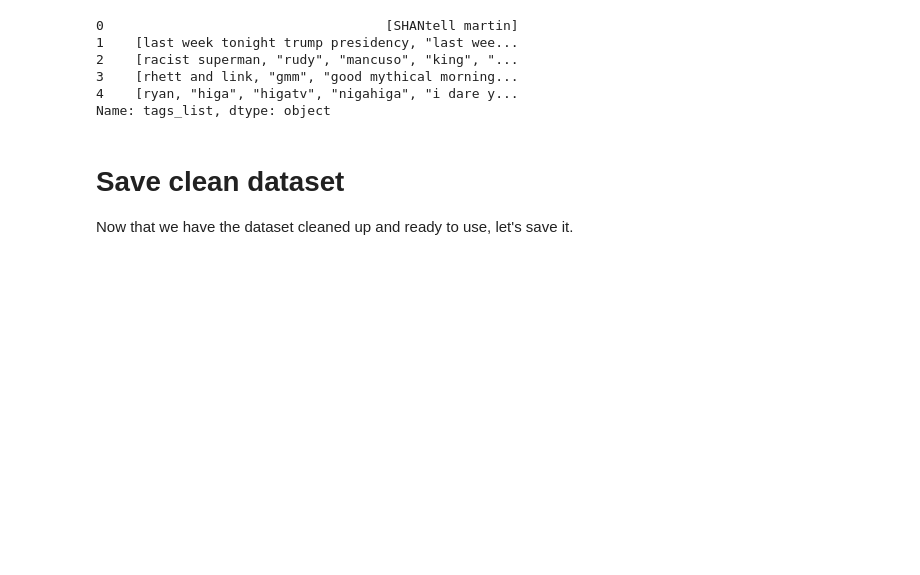
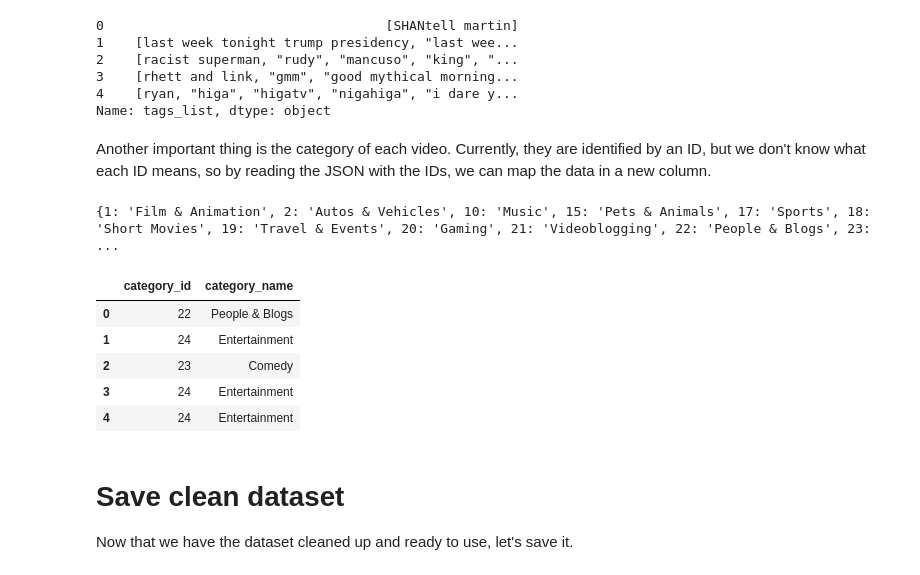
Before and after one commit to DiegoAladren/youtube-data-analysis, a Jupyter notebook: notebooks/01_data_cleaning.ipynb, the cells around one changed output. Saved outputs shown, nothing was run; the diff lists cells and outputs as text; code cells hidden in the pictures; blank space fills up the shorter version.

```diff
--- a/notebooks/01_data_cleaning.ipynb
+++ b/notebooks/01_data_cleaning.ipynb
@@ -189,6 +186,33 @@ df['tags_list'].head()
 3    [rhett and link, "gmm", "good mythical morning...
 4    [ryan, "higa", "higatv", "nigahiga", "i dare y...
 Name: tags_list, dtype: object
+# %% [markdown]
+Another important thing is the category of each video. Currently, they are identified by an ID, but we don't know what each ID means, so by reading the JSON with the IDs, we can map the data in a new column.
+# %%
+import json
+
+# Load JSON
+with open("../data/US_category_id.json", "r", encoding="utf-8") as file:
+    data = json.load(file)
+
+# Create mapping id → title
+category_map = {int(item['id']): item['snippet']['title'] for item in data['items']}
+
+# Check
+print(category_map)
+
+df['category_name'] = df['category_id'].map(category_map)
+
+# Check
+df[['category_id', 'category_name']].head()
+# %% [output]
+{1: 'Film & Animation', 2: 'Autos & Vehicles', 10: 'Music', 15: 'Pets & Animals', 17: 'Sports', 18: 'Short Movies', 19: 'Travel & Events', 20: 'Gaming', 21: 'Videoblogging', 22: 'People & Blogs', 23:  ...
+|  | category_id | category_name |
+| 0 | 22 | People & Blogs |
+| 1 | 24 | Entertainment |
+| 2 | 23 | Comedy |
+| 3 | 24 | Entertainment |
+| 4 | 24 | Entertainment |
 # %% [markdown]
 # Save clean dataset
 
```
Also changed, not shown: parts of 3 cells of this notebook, 6 other files.
